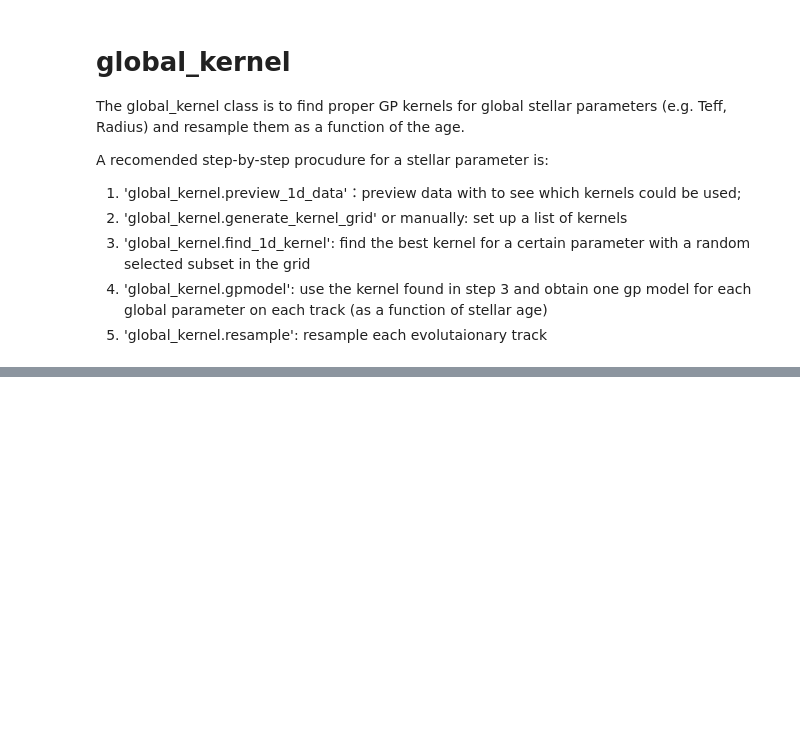
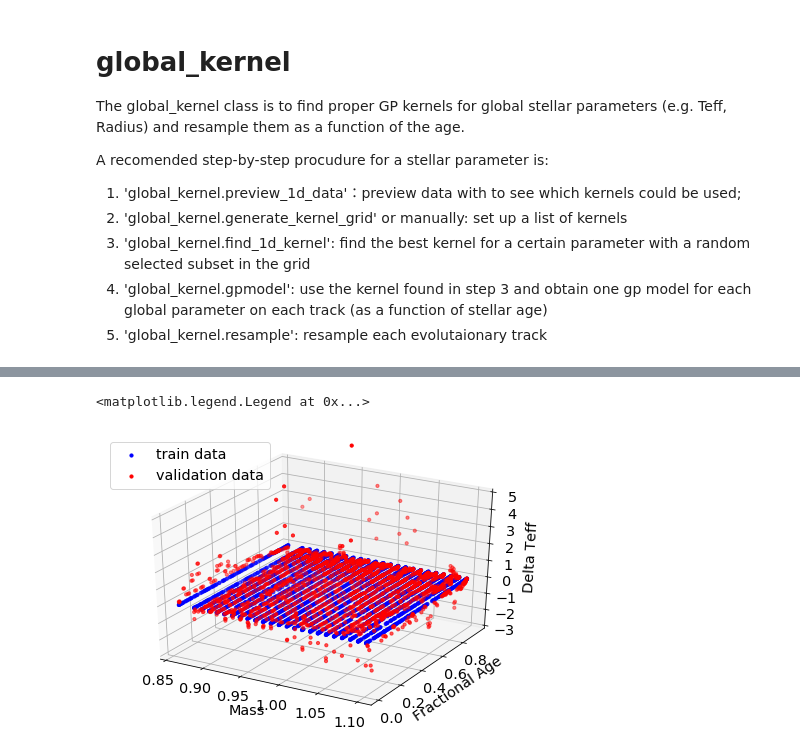
Before and after one commit to litanda/GPflow, a Jupyter notebook: GP_Grid_2D_Tanda.ipynb, the cells around one changed output, grey strips where cells are left out. Saved outputs shown, nothing was run; the diff lists cells and outputs as text; code cells hidden in the pictures; blank space fills up the shorter version.

```diff
--- a/GP_Grid_2D_Tanda.ipynb
+++ b/GP_Grid_2D_Tanda.ipynb
@@ -429,0 +264,6 @@ plt.ylabel(r'err_Teff (K)')
+# %%
+x_v = df['star_mass'][df['type'] == 'vali'].to_numpy()
+y_v = df['frac_age'][df['type'] == 'vali'].to_numpy()
+z_v = df['effective_T'][df['type'] == 'vali'].to_numpy().reshape(-1, 1)
+
+x_v.size
@@ -429,0 +333,13 @@ plt.ylabel(r'err_Teff (K)')
+# %%
+fig = plt.figure()
+ax = Axes3D(fig)
+ax.scatter(x, y, mean - z, s=10, c='b', label = 'train data')
+ax.scatter(x_v, y_v, mean_v - z_v, s=10, c='r', label = 'validation data')
+ax.set_xlabel('Mass')
+ax.set_ylabel('Fractional Age')
+ax.set_zlabel('Delta Teff')
+ax.set_zlim([-3,5])
+ax.legend()
+# %% [output]
+<matplotlib.legend.Legend at 0x...>
+[figure, added]
```
Also changed, not shown: parts of 73 cells of this notebook, 4 other files.
